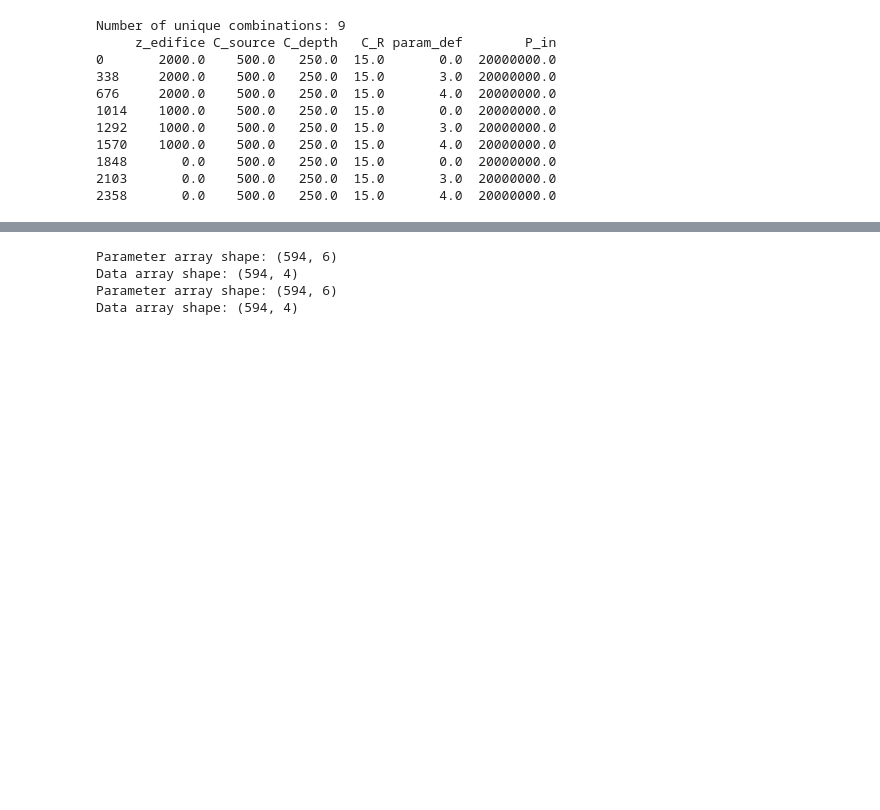
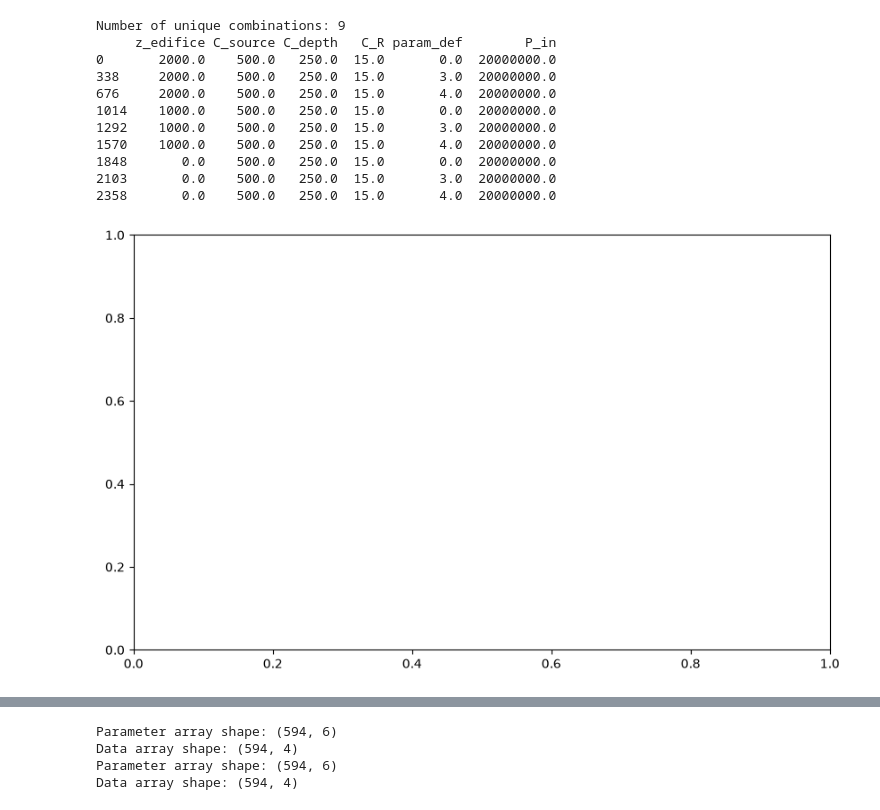
Before and after one commit to eliot-eaton/conduit_model_plotting_scripts, a Jupyter notebook: py/1_basic_conduit_loading_model/simple_deformation_model_plot_with_full_comparison_may26.ipynb, the cells around one changed output, grey strips where cells are left out. Saved outputs shown, nothing was run; the diff lists cells and outputs as text; code cells hidden in the pictures; blank space fills up the shorter version.

```diff
--- a/py/1_basic_conduit_loading_model/simple_deformation_model_plot_with_full_comparison_may26.ipynb
+++ b/py/1_basic_conduit_loading_model/simple_deformation_model_plot_with_full_comparison_may26.ipynb
@@ -171,6 +171,13 @@ Number of unique combinations: 9
 1848       0.0    500.0   250.0  15.0       0.0  20000000.0
 2103       0.0    500.0   250.0  15.0       3.0  20000000.0
 2358       0.0    500.0   250.0  15.0       4.0  20000000.0
+# %%
+import matplotlib.patches as mpatches
+fig, ax = plt.subplots(figsize=(10, 6))
+
+# add red rectangle to highlight the area of interest -250 to -500 C_R = 15
+# %% [output]
+[figure, added]
 # %%
 
 
```
Also changed, not shown: parts of 4 cells of this notebook, 31 other files.
